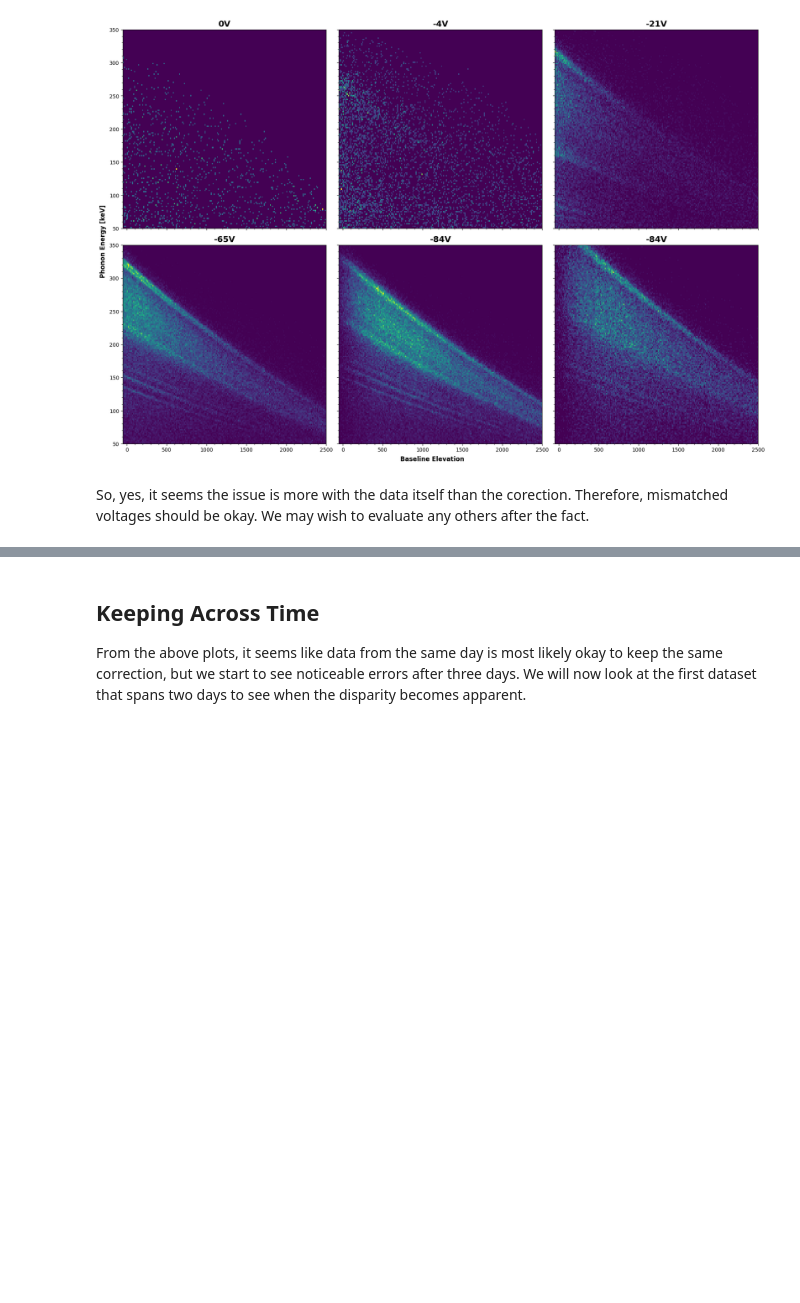
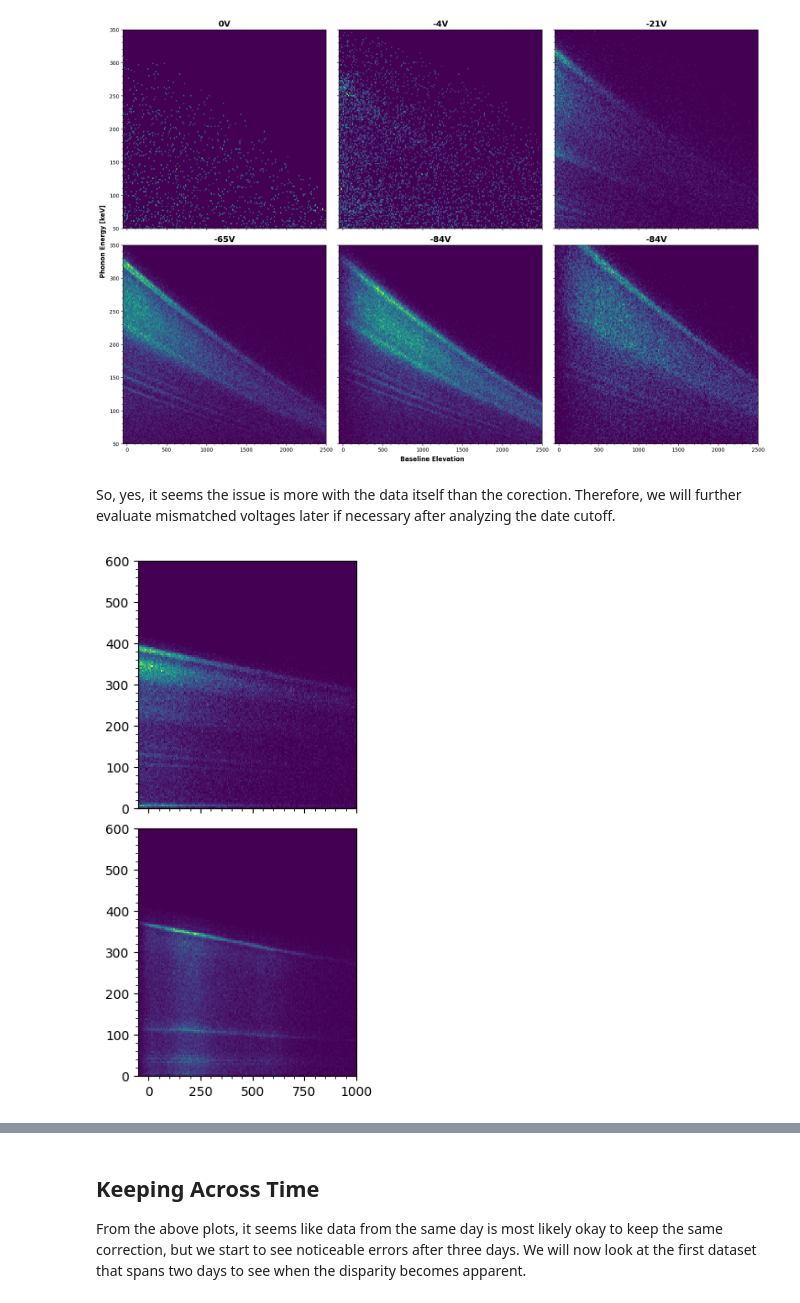
Before and after one commit to villano-lab/R76Analysis, a Jupyter notebook: CorrectionQueue.ipynb, the cells around one changed output, grey strips where cells are left out. Cells and saved outputs as stored; diff of their text form; code cells hidden in the pictures; blank space fills up the shorter version.

```diff
--- a/CorrectionQueue.ipynb
+++ b/CorrectionQueue.ipynb
@@ -116,5 +116,37 @@ fig.supxlabel("Baseline Elevation"); fig.supylabel("Phonon Energy [keV]")
 plt.show()
 # %% [output]
 [figure]
-# %% [markdown]
-So, yes, it seems the issue is more with the data itself than the corection. Therefore, mismatched voltages should be okay. We may wish to evaluate any others after the fact.
+# %% [markdown]
+So, yes, it seems the issue is more with the data itself than the corection. Therefore, we will further evaluate mismatched voltages later if necessary after analyzing the date cutoff.
+# %%
+#Import a new dataset across two days
+ser = ["07220910_1210","07220910_1517"]
+#vlt = 197.3*np.ones(len(ser)) #not presently in use, so stop adjusting it
+#vlt = list(vlt) #in case it is an array.
+
+e=[]; z=[];
+for series in ser:
+    filelist = glob.glob(datapath+series+"/umn*.root")
+    e_chain,z_chain = makechain(filelist,fittingfilters)
+    e.append(e_chain);z.append(z_chain)
+
+for i,x in enumerate(z):
+    z[i] = pd.concat([x,e[i]],axis=1)
+
+for x in z:
+    x['crand'] = crand(x)
+    x['pt_keV'] = pt_keV(x)
+    x['cam'] =  cam(x)
+    x['cphi1'] = cphi1(x)
+    x['PSUMbs'] = PSUMbs(x)
+# %%
+#Create and populate square of plots
+n = len(ser); vert = math.ceil(np.sqrt(n)); hor = math.ceil(n/math.ceil(np.sqrt(n)))
+fig,ax = plt.subplots(vert,hor,figsize=(3*hor,3*vert),sharey=True,sharex=True)
+for i,ax in enumerate(ax):
+    k = i
+    if k < len(z): #do nothing if we have an empty corner.
+        ax.hist2d(z[k]['PSUMbs'][~z[k]['crand']]-18000,z[k]['pt_keV'][~z[k]['crand']]
+                    ,bins=[np.linspace(-50,1000,200),np.linspace(0,600,150)]) #prebinning isn't seeming to work well
+# %% [output]
+[figure, added]
```
Also changed, not shown: parts of 27 cells of this notebook.
